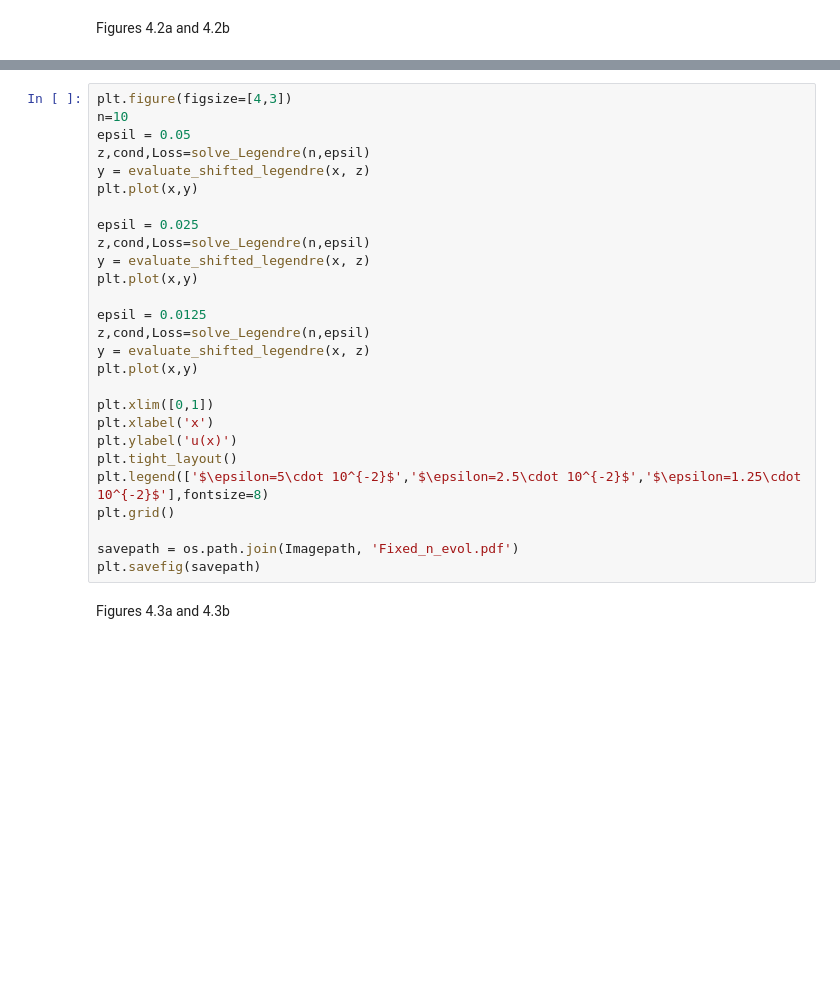
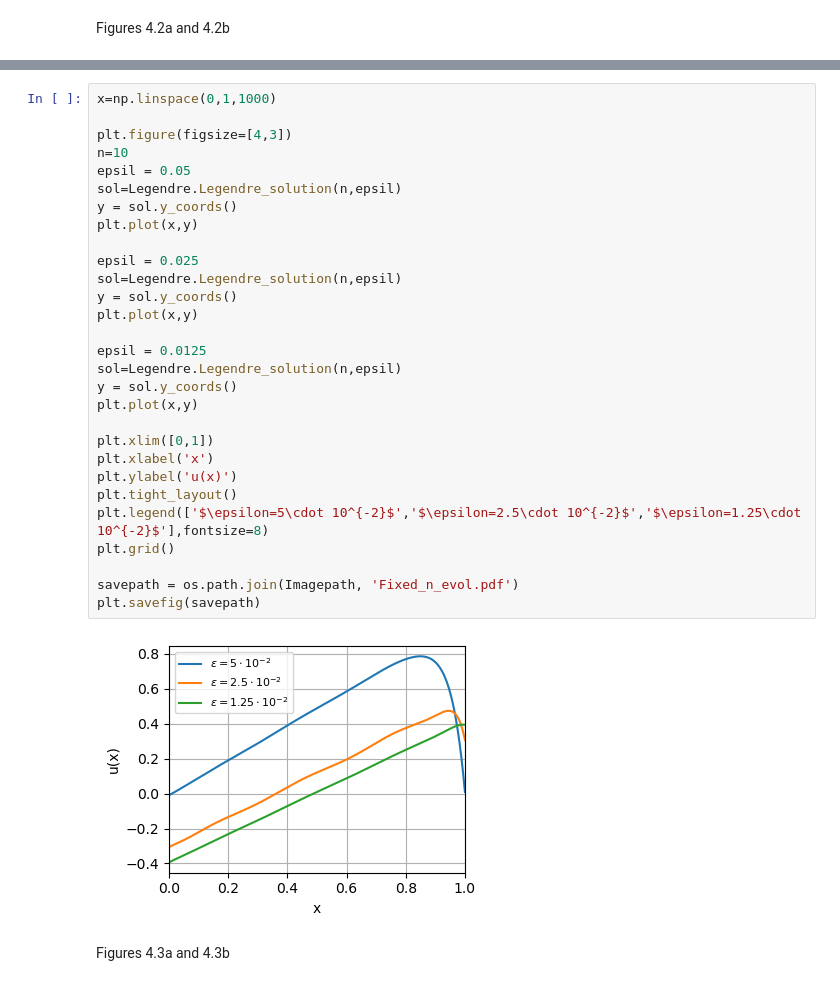
Before and after one commit to Martijn-Kessels/PINNs, a Jupyter notebook: Figures.ipynb, the cells around one changed output, grey strips where cells are left out. Drawn from its saved outputs; the diff is of its cells as text; blank space fills up the shorter version.

```diff
--- a/Figures.ipynb
+++ b/Figures.ipynb
@@ -395,30 +451,34 @@ plt.savefig(savepath)
 # %%
+x=np.linspace(0,1,1000)
+
 plt.figure(figsize=[4,3])
 n=10
 epsil = 0.05
-z,cond,Loss=solve_Legendre(n,epsil)
-y = evaluate_shifted_legendre(x, z)
+sol=Legendre.Legendre_solution(n,epsil)
+y = sol.y_coords()
 plt.plot(x,y)
 
 epsil = 0.025
-z,cond,Loss=solve_Legendre(n,epsil)
-y = evaluate_shifted_legendre(x, z)
+sol=Legendre.Legendre_solution(n,epsil)
+y = sol.y_coords()
 plt.plot(x,y)
 
 epsil = 0.0125
-z,cond,Loss=solve_Legendre(n,epsil)
-y = evaluate_shifted_legendre(x, z)
+sol=Legendre.Legendre_solution(n,epsil)
+y = sol.y_coords()
 plt.plot(x,y)
 
 plt.xlim([0,1])
 plt.xlabel('x')
 plt.ylabel('u(x)')
 plt.tight_layout()
 plt.legend(['$\epsilon=5\cdot 10^{-2}$','$\epsilon=2.5\cdot 10^{-2}$','$\epsilon=1.25\cdot 10^{-2}$'],fontsize=8)
 plt.grid()
 
 savepath = os.path.join(Imagepath, 'Fixed_n_evol.pdf')
 plt.savefig(savepath)
+# %% [output]
+[figure, added]
 # %% [markdown]
 Figures 4.3a and 4.3b
 # %%
```
Also changed, not shown: parts of 33 cells of this notebook, 1 other file.
